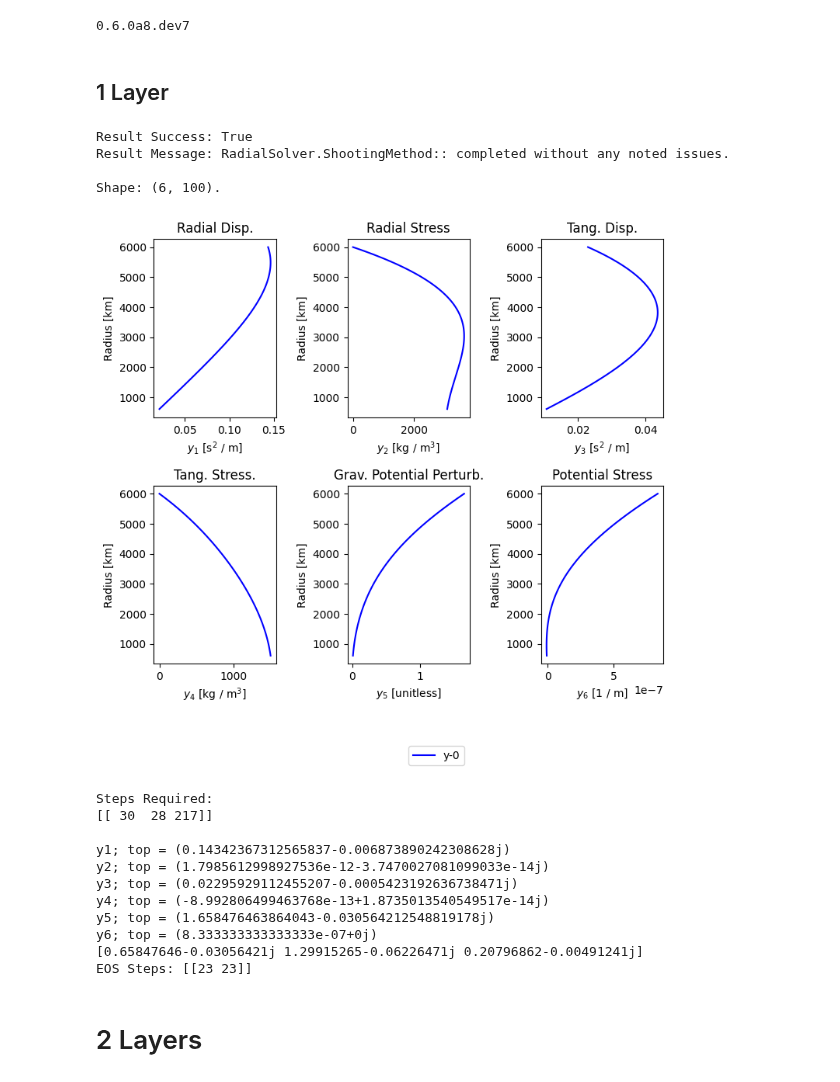
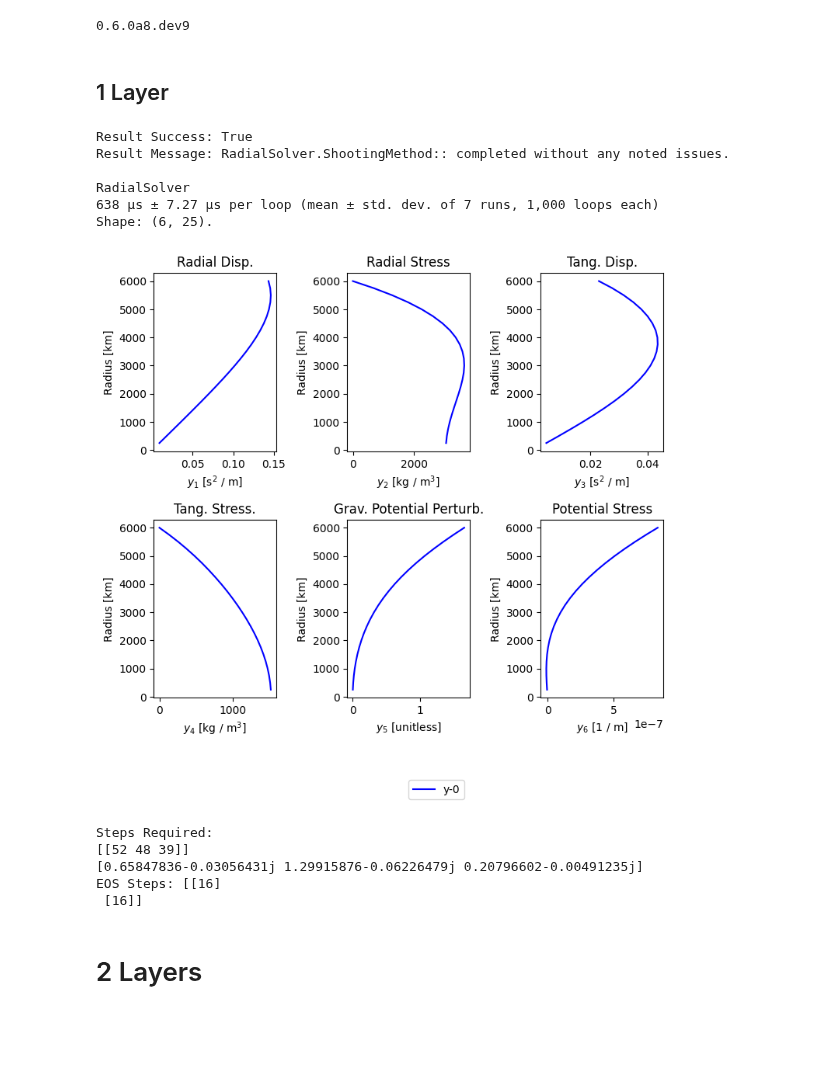
Before and after one commit to jrenaud90/TidalPy, a Jupyter notebook: Benchmarks & Performance/RadialSolver/RadialSolver Benchmarks.ipynb, the cells around one changed output. Drawn from its saved outputs; the diff is of its cells as text; code cells hidden in the pictures; blank space fills up the shorter version.

```diff
--- a/Benchmarks & Performance/RadialSolver/RadialSolver Benchmarks.ipynb
+++ b/Benchmarks & Performance/RadialSolver/RadialSolver Benchmarks.ipynb
@@ -8,19 +8,17 @@ from TidalPy.rheology.models import Maxwell, Andrade, Elastic
 from TidalPy.utilities.spherical_helper import calculate_mass_gravity_arrays
 
 print(__version__)
-run_times = False
+run_times = True
 # %% [output]
-0.6.0a8.dev7
+0.6.0a8.dev9
 # %% [markdown]
 ## 1 Layer
 # %%
 def test_1layer():
     frequency = np.pi * 2. / (86400. * 7.5)
 
-    radius_array = np.linspace(0., 6000.0e3, 100)
-    indices_by_layer = radius_array > 0.
+    radius_array = np.linspace(0., 6000.0e3, 25)
     density_array = np.ones_like(radius_array) * 5400.
-    # density_array[radius_array<3000.0e3] = 9800.0
     planet_bulk_density = np.average(density_array)
     shear_array = np.ones_like(radius_array) * 50.0e9
     viscosity_array = np.ones_like(radius_array) * 1.0e18
@@ -30,9 +28,6 @@ def test_1layer():
     rheo_inst.vectorize_modulus_viscosity(frequency, shear_array, viscosity_array, complex_shear_modulus_array)
 
     complex_bulk_modulus_array = np.ones(radius_array.shape, dtype=np.complex128) * (1.0e11 + 0.0j)
-
-    volume_array, mass_array, gravity_array = \
-        calculate_mass_gravity_arrays(radius_array, density_array)
 
     input_dict = dict(
         radius_array=radius_array,
@@ -53,11 +48,11 @@ def test_1layer():
         starting_radius = 0.1,
         start_radius_tolerance = 1.0e-5,
         integration_method = 'DOP853',
-        integration_rtol = 1.0e-9,
-        integration_atol = 1.0e-14,
+        integration_rtol = 1.0e-3,
+        integration_atol = 1.0e-4,
         scale_rtols_bylayer_type = False,
-        max_num_steps = 100_000,
-        expected_size = 500,
+        max_num_steps = 500_000,
+        expected_size = 200,
         max_ram_MB = 500,
         max_step = 0,
         nondimensionalize = True,
@@ -68,68 +63,60 @@ def test_1layer():
         eos_method_bylayer = None,
         eos_integration_method = 'RK45',
         eos_rtol = 1.0e-4,
-        eos_atol = 1.0e-12,
+        eos_atol = 1.0e-8,
         eos_pressure_tol = 1.0e-2,
         eos_max_iters = 50,
-        perform_checks = True
+        perform_checks = False
     )
 
     solution = radial_solver(**input_dict)
 
     print("Result Success:", solution.success)
     print("Result Message:", solution.message)
 
     if run_times:
-        print("RadialSolver")
         %timeit radial_solver(**input_dict)
 
     ys = solution.result
 
     print(f'Shape: {ys.shape}.')
     yplot([ys], [radius_array], colors=['b'])
 
     print("Steps Required:")
     print(solution.steps_taken)
-    print()
-    print("y1; top =", ys[0, -1])
-    print("y2; top =", ys[1, -1])
-    print("y3; top =", ys[2, -1])
-    print("y4; top =", ys[3, -1])
-    print("y5; top =", ys[4, -1])
-    print("y6; top =", ys[5, -1])
 
     print(solution.love)
     print('EOS Steps:', solution.eos_steps_taken)
 
     return solution
 
 # 0.5.4
-# New: 3.12ms; 3.07ms; 3.15ms
-# Old: 94ms; 96.6ms; 94.3ms
+#   New: 3.12ms; 3.07ms; 3.15ms
+#   Old: 94ms; 96.6ms; 94.3ms
 # 0.6.0a0
-# New: 3.37ms; 3.14ms; 3.16ms
-# Old: 94ms; 92.6ms; 92.4ms
+#   New: 3.37ms; 3.14ms; 3.16ms
+#   Old: 94ms; 92.6ms; 92.4ms
 # 0.6.0a6
-# New: 3.37ms; 3.14ms; 3.16ms
+#   New: 3.37ms; 3.14ms; 3.16ms
+# 0.6.0a8
+#   Apples to Apples: 3.85ms; 3.86ms; 4.0ms
+#   Using Better tolerances:
+#     0.631ms; 0.628ms; 0.638ms
 
 solution = test_1layer()
 # %% [output]
 Result Success: True
 Result Message: RadialSolver.ShootingMethod:: completed without any noted issues.
 
-Shape: (6, 100).
+RadialSolver
+638 μs ± 7.27 μs per loop (mean ± std. dev. of 7 runs, 1,000 loops each)
+Shape: (6, 25).
-[figure, old version]
+[figure, new version]
 Steps Required:
-[[ 30  28 217]]
-
-y1; top = (0.14342367312565837-0.006873890242308628j)
-y2; top = (1.7985612998927536e-12-3.7470027081099033e-14j)
-y3; top = (0.02295929112455207-0.0005423192636738471j)
-y4; top = (-8.992806499463768e-13+1.8735013540549517e-14j)
-y5; top = (1.658476463864043-0.030564212548819178j)
-y6; top = (8.333333333333333e-07+0j)
-[0.65847646-0.03056421j 1.29915265-0.06226471j 0.20796862-0.00491241j]
-EOS Steps: [[23 23]]
+[[52 48 39]]
+[0.65847836-0.03056431j 1.29915876-0.06226479j 0.20796602-0.00491235j]
+EOS Steps: [[16]
+ [16]]
 # %% [markdown]
 # 2 Layers
 # %%
```
Also changed, not shown: parts of 5 cells of this notebook, 16 other files.
